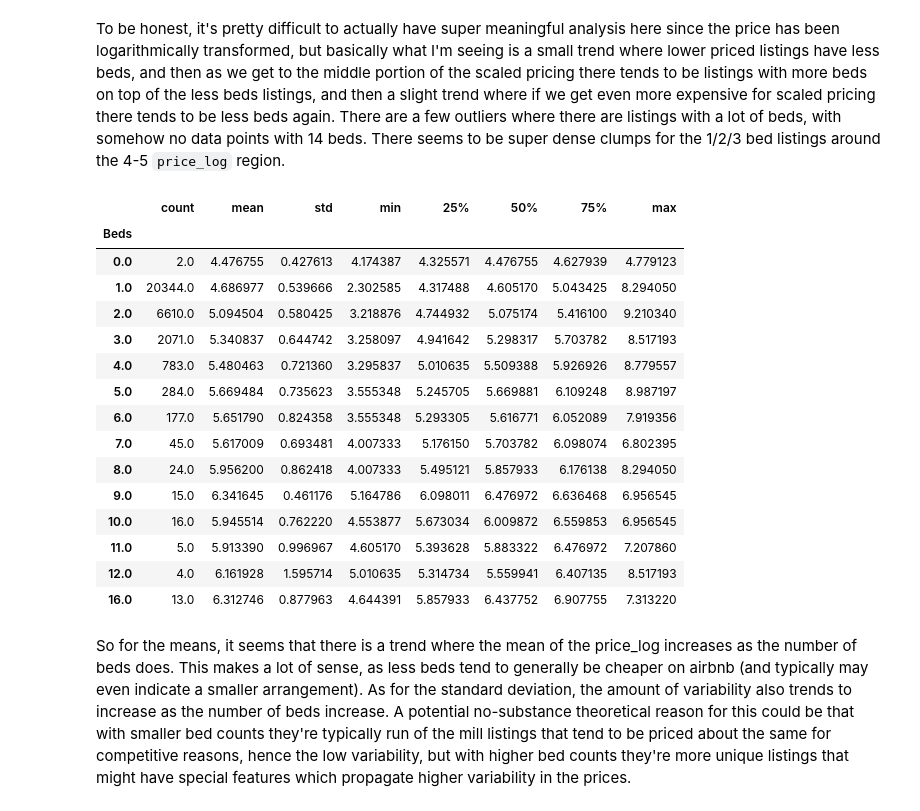
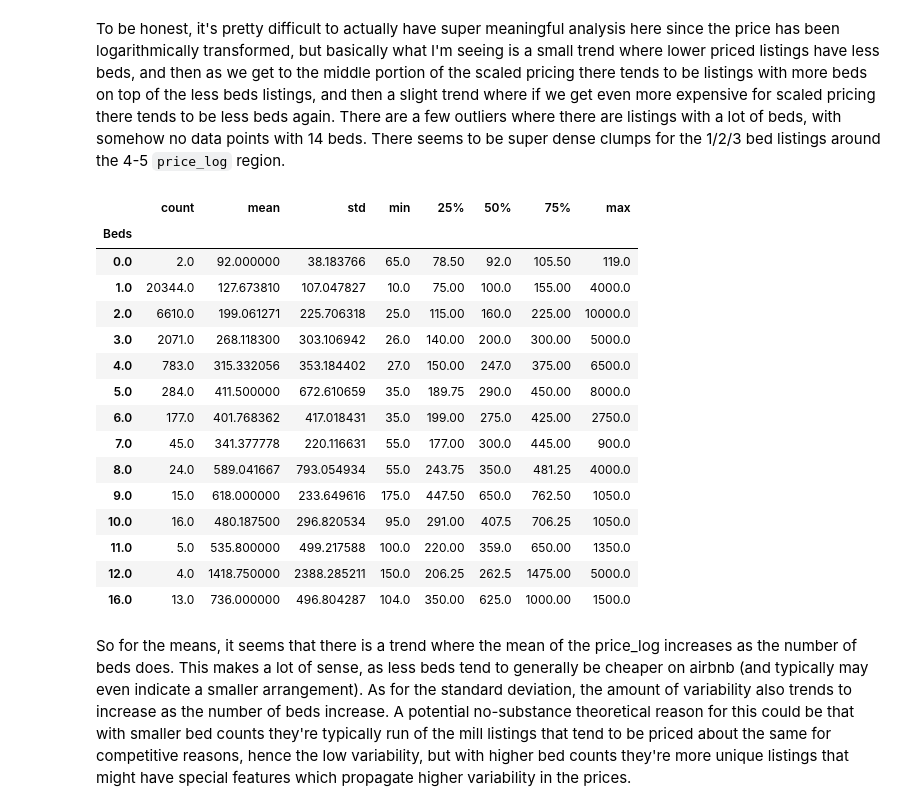
Before and after one commit to kevincha12/eda_assignment, a Jupyter notebook: assignment.ipynb, the cells around one changed output. Saved outputs shown, nothing was run; the diff lists cells and outputs as text; code cells hidden in the pictures.

```diff
--- a/assignment.ipynb
+++ b/assignment.ipynb
@@ -213,24 +213,24 @@ modified_airbnb_df.plot.scatter(x='price_log', y='Beds')
 # %% [markdown]
 To be honest, it's pretty difficult to actually have super meaningful analysis here since the price has been logarithmically transformed, but basically what I'm seeing is a small trend where lower priced listings have less beds, and then as we get to the middle portion of the scaled pricing there tends to be listings with more beds on top of the less beds listings, and then a slight trend where if we get even more expensive for scaled pricing there tends to be less beds again. There are a few outliers where there are listings with a lot of beds, with somehow no data points with 14 beds. There seems to be super dense clumps for the 1/2/3 bed listings around the 4-5 `price_log` region.
 # %%
-modified_airbnb_df['price_log'].groupby(modified_airbnb_df['Beds']).describe()
+modified_airbnb_df['Price'].groupby(modified_airbnb_df['Beds']).describe()
 # %% [output]
 |  | count | mean | std | min | 25% | 50% | 75% | max |
 | Beds |  |  |  |  |  |  |  |  |
-| 0.0 | 2.0 | 4.476755 | 0.427613 | 4.174387 | 4.325571 | 4.476755 | 4.627939 | 4.779123 |
-| 1.0 | 20344.0 | 4.686977 | 0.539666 | 2.302585 | 4.317488 | 4.605170 | 5.043425 | 8.294050 |
-| 2.0 | 6610.0 | 5.094504 | 0.580425 | 3.218876 | 4.744932 | 5.075174 | 5.416100 | 9.210340 |
-| 3.0 | 2071.0 | 5.340837 | 0.644742 | 3.258097 | 4.941642 | 5.298317 | 5.703782 | 8.517193 |
-| 4.0 | 783.0 | 5.480463 | 0.721360 | 3.295837 | 5.010635 | 5.509388 | 5.926926 | 8.779557 |
-| 5.0 | 284.0 | 5.669484 | 0.735623 | 3.555348 | 5.245705 | 5.669881 | 6.109248 | 8.987197 |
-| 6.0 | 177.0 | 5.651790 | 0.824358 | 3.555348 | 5.293305 | 5.616771 | 6.052089 | 7.919356 |
-| 7.0 | 45.0 | 5.617009 | 0.693481 | 4.007333 | 5.176150 | 5.703782 | 6.098074 | 6.802395 |
-| 8.0 | 24.0 | 5.956200 | 0.862418 | 4.007333 | 5.495121 | 5.857933 | 6.176138 | 8.294050 |
-| 9.0 | 15.0 | 6.341645 | 0.461176 | 5.164786 | 6.098011 | 6.476972 | 6.636468 | 6.956545 |
-| 10.0 | 16.0 | 5.945514 | 0.762220 | 4.553877 | 5.673034 | 6.009872 | 6.559853 | 6.956545 |
-| 11.0 | 5.0 | 5.913390 | 0.996967 | 4.605170 | 5.393628 | 5.883322 | 6.476972 | 7.207860 |
-| 12.0 | 4.0 | 6.161928 | 1.595714 | 5.010635 | 5.314734 | 5.559941 | 6.407135 | 8.517193 |
-| 16.0 | 13.0 | 6.312746 | 0.877963 | 4.644391 | 5.857933 | 6.437752 | 6.907755 | 7.313220 |
+| 0.0 | 2.0 | 92.000000 | 38.183766 | 65.0 | 78.50 | 92.0 | 105.50 | 119.0 |
+| 1.0 | 20344.0 | 127.673810 | 107.047827 | 10.0 | 75.00 | 100.0 | 155.00 | 4000.0 |
+| 2.0 | 6610.0 | 199.061271 | 225.706318 | 25.0 | 115.00 | 160.0 | 225.00 | 10000.0 |
+| 3.0 | 2071.0 | 268.118300 | 303.106942 | 26.0 | 140.00 | 200.0 | 300.00 | 5000.0 |
+| 4.0 | 783.0 | 315.332056 | 353.184402 | 27.0 | 150.00 | 247.0 | 375.00 | 6500.0 |
+| 5.0 | 284.0 | 411.500000 | 672.610659 | 35.0 | 189.75 | 290.0 | 450.00 | 8000.0 |
+| 6.0 | 177.0 | 401.768362 | 417.018431 | 35.0 | 199.00 | 275.0 | 425.00 | 2750.0 |
+| 7.0 | 45.0 | 341.377778 | 220.116631 | 55.0 | 177.00 | 300.0 | 445.00 | 900.0 |
+| 8.0 | 24.0 | 589.041667 | 793.054934 | 55.0 | 243.75 | 350.0 | 481.25 | 4000.0 |
+| 9.0 | 15.0 | 618.000000 | 233.649616 | 175.0 | 447.50 | 650.0 | 762.50 | 1050.0 |
+| 10.0 | 16.0 | 480.187500 | 296.820534 | 95.0 | 291.00 | 407.5 | 706.25 | 1050.0 |
+| 11.0 | 5.0 | 535.800000 | 499.217588 | 100.0 | 220.00 | 359.0 | 650.00 | 1350.0 |
+| 12.0 | 4.0 | 1418.750000 | 2388.285211 | 150.0 | 206.25 | 262.5 | 1475.00 | 5000.0 |
+| 16.0 | 13.0 | 736.000000 | 496.804287 | 104.0 | 350.00 | 625.0 | 1000.00 | 1500.0 |
 # %% [markdown]
 So for the means, it seems that there is a trend where the mean of the price_log increases as the number of beds does. This makes a lot of sense, as less beds tend to generally be cheaper on airbnb (and typically may even indicate a smaller arrangement). As for the standard deviation, the amount of variability also trends to increase as the number of beds increase. A potential no-substance theoretical reason for this could be that with smaller bed counts they're typically run of the mill listings that tend to be priced about the same for competitive reasons, hence the low variability, but with higher bed counts they're more unique listings that might have special features which propagate higher variability in the prices.
 # %% [markdown]
```
